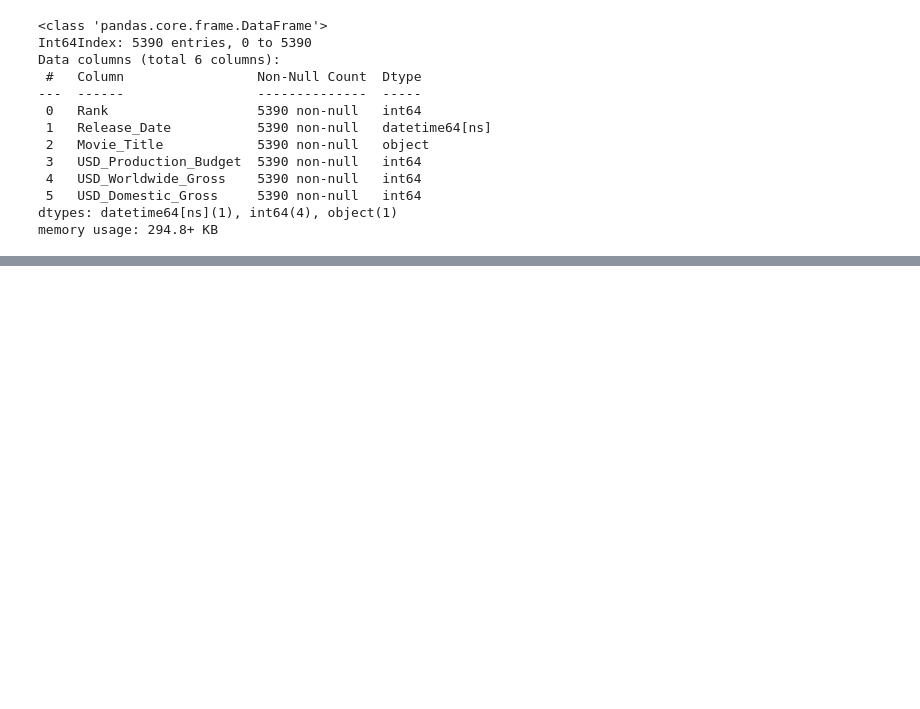
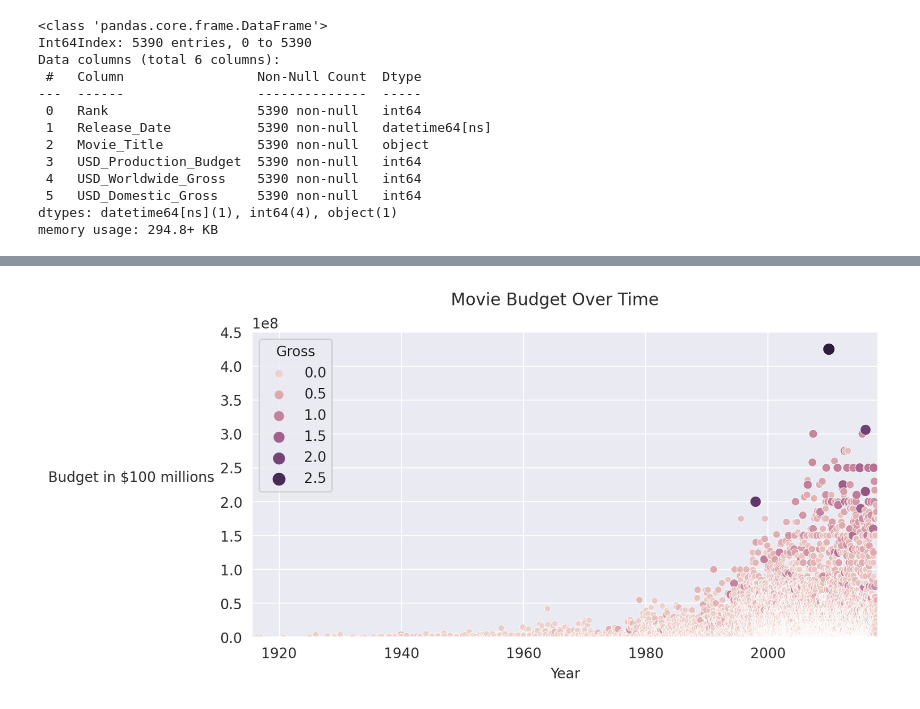
Before and after one commit to Chau-Ngoc/analyze-movie-revenue, a Jupyter notebook: analyze-movie-revenue.ipynb, the cells around one changed output, grey strips where cells are left out. Cells and saved outputs as stored; diff of their text form; code cells hidden in the pictures; blank space fills up the shorter version.

```diff
--- a/analyze-movie-revenue.ipynb
+++ b/analyze-movie-revenue.ipynb
@@ -145,0 +302,20 @@ df.sample(n=20)
+# %%
+fig = plt.figure(figsize=(8, 4), dpi=200)
+
+with sns.axes_style('darkgrid'):
+    ax = sns.scatterplot(data=df_clean,
+                         x='Release_Date',
+                         y='USD_Production_Budget',
+                         hue='USD_Worldwide_Gross',
+                         size='USD_Worldwide_Gross')
+    ax.set_xlabel('Year')
+    ax.set_ylabel('Budget in $100 millions', rotation=0, ha='right')
+    ax.set_ylim(0, 450_000_000)
+    ax.set_xlim(df_clean['Release_Date'].min(), df_clean['Release_Date'].max())
+    ax.legend(title='Gross')
+
+    fig.suptitle('Movie Budget Over Time')
+
+plt.show()
+# %% [output]
+[figure, added]
```
Also changed, not shown: parts of 46 cells of this notebook.
